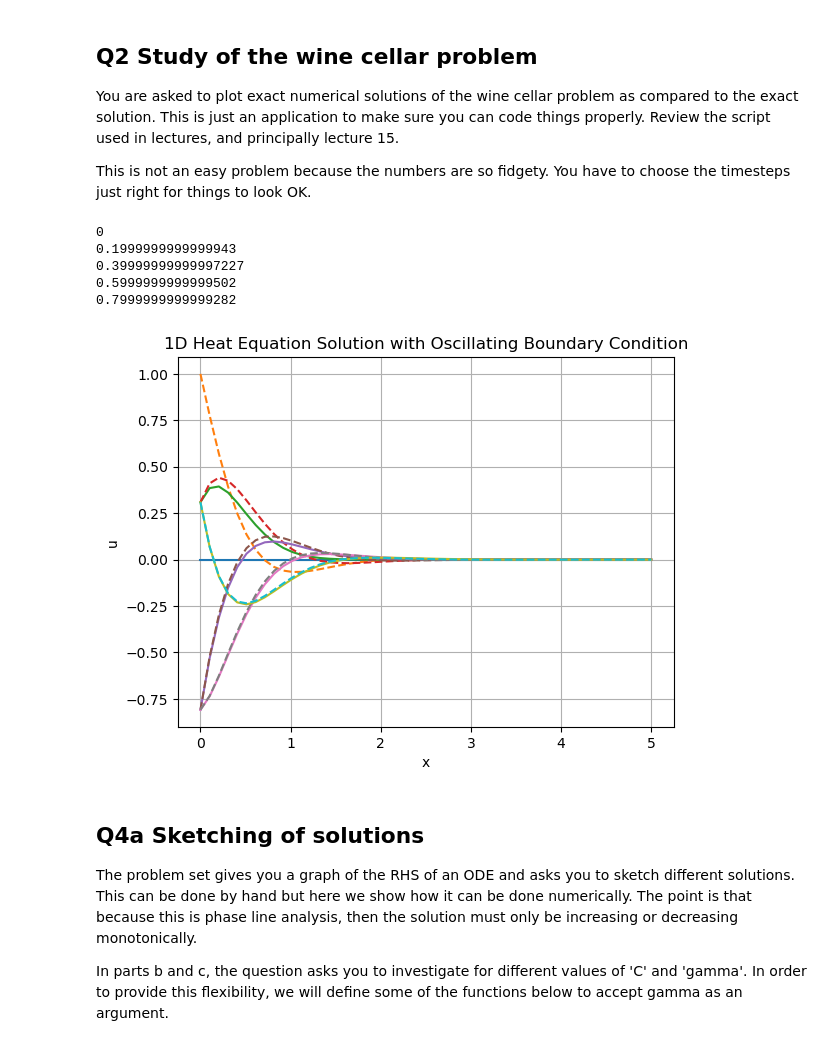
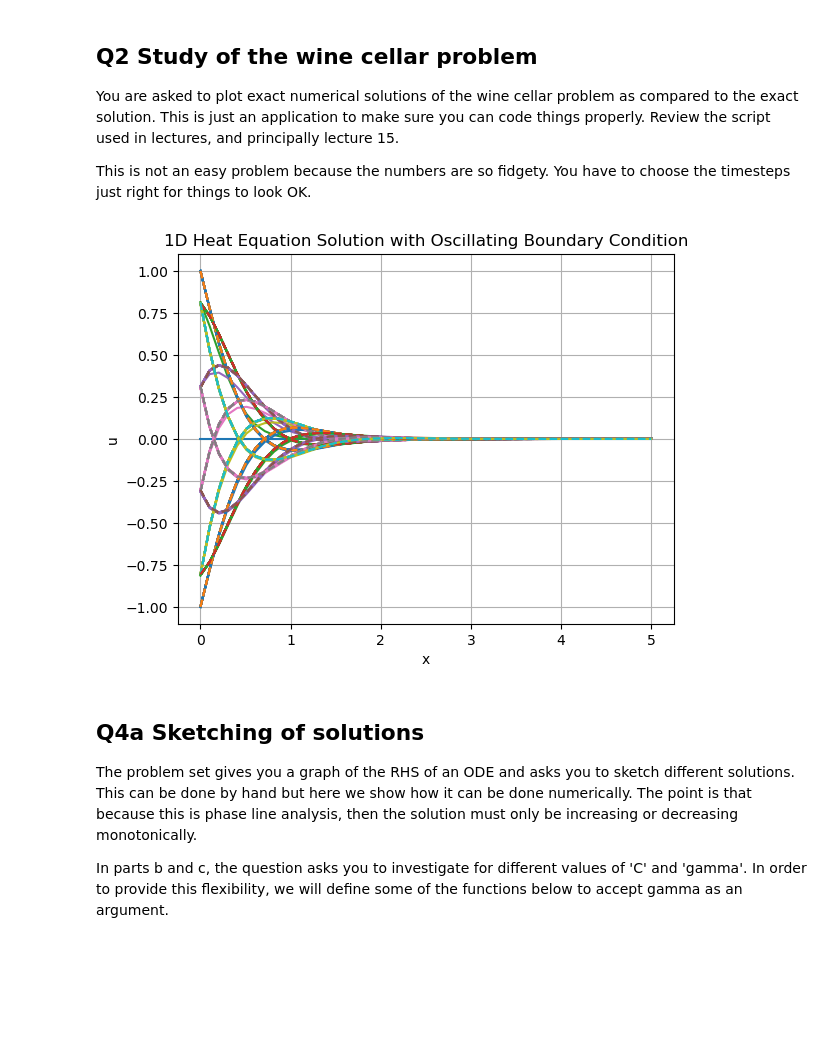
Before and after one commit to trinh/ma30287-codes, a Jupyter notebook: problemsets/ps04_solutions.ipynb, the cells around one changed output. Cells and saved outputs as stored; diff of their text form; code cells hidden in the pictures; blank space fills up the shorter version.

```diff
--- a/problemsets/ps04_solutions.ipynb
+++ b/problemsets/ps04_solutions.ipynb
@@ -19,59 +19,58 @@ import matplotlib.pyplot as plt
 
 # Function to solve heat equation using finite differences
 def solve_heat_equation(u_initial):
     u_new = np.copy(u_initial)
-    for i in range(1, nx - 1):
+    for i in range(1, Nx - 1):
         u_new[i] = u_initial[i] + kappa * (dt/dx**2) * (u_initial[i+1] - 2*u_initial[i] + u_initial[i-1])
     return u_new
 
 # Parameters
-L = 5  # Length of the domain
-nx = 50  # Number of grid points
-dx = L / (nx - 1)  # Grid spacing
-nt = 10000  # Number of time steps
-dt = 0.0001  # Time step size
-k = 2000  # Plotting frequency
-
 kappa = 0.635  # Diffusion coefficient 0.002cm^2/s = 2e-7 m^2/s = 3.2 e-3 m^2/years
 omega = 2*np.pi # In 1/year
 
+# Make a vector for the 'x'
+L = 5  # Length of the domain
+Nx = 50  # Number of grid points
+x = np.linspace(0, L, Nx)
+dx = x[1] - x[0] # Get the grid spacing by subtracting
+
+# Make a vector for time
+tmax = 10 # Max time
+Nt = 10000 # Number of time steps
+t = np.linspace(0, tmax, Nt)
+dt = t[1] - t[0] # get the dt by subtracting two elements
+
+k = 100  # Plotting frequency
 A = 1    # Amplitude for the BC
 
-
-# Initialize arrays
-x = np.linspace(0, L, nx) # Boundary condition at x=0
-u_initial = 0 + np.zeros(nx)
+# The initial condition doesn't matter much; here we set it to 0
+u_initial = 0*x
 
 # Exact solution
 u_exact = lambda x, t: A*np.exp(-np.sqrt(omega/(2*kappa))*x)*np.cos(-np.sqrt(omega/(2*kappa))*x + omega*t)
 
 # Solve heat equation and plot solution every k timesteps
 u = u_initial
-tcount = 0
-t = 0
-for tcount in range(nt):
+for tcount in range(Nt):
+    tt = t[tcount] # Get the current time
+
+    # Print the profile every 'k' steps
     if tcount % k == 0:
-        print(t)
         plt.plot(x, u)
-        plt.plot(x, u_exact(x,t), '--')
-    u[0] = A*np.cos(omega*t)
+        plt.plot(x, u_exact(x,tt), '--')
+
+    # Set the initial condition
+    u[0] = A*np.cos(omega*tt)
     u = solve_heat_equation(u)
-    # Update boundary condition at x=0 with cos(t)
-    t = t + dt
 
 # Plot final solution
 plt.xlabel('x')
 plt.ylabel('u')
 plt.title('1D Heat Equation Solution with Oscillating Boundary Condition')
 plt.grid(True)
 plt.show()
 # %% [output]
-0
-0.1999999999999943
-0.39999999999997227
-0.5999999999999502
-0.7999999999999282
-[figure, old version]
+[figure, new version]
 # %% [markdown]
 ## Q4a Sketching of solutions
 
```
Also changed, not shown: 4 other files.
